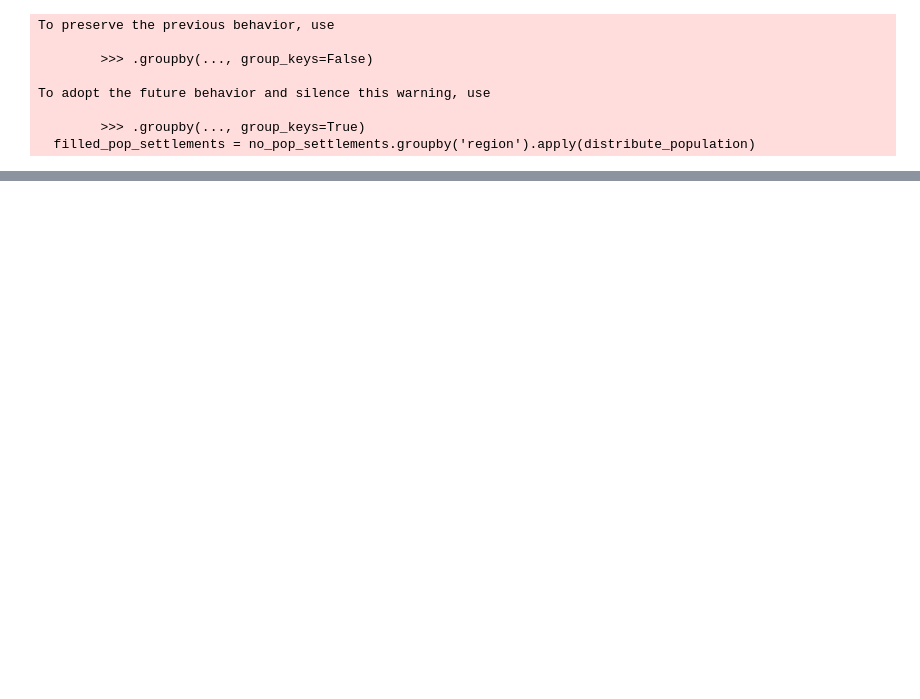
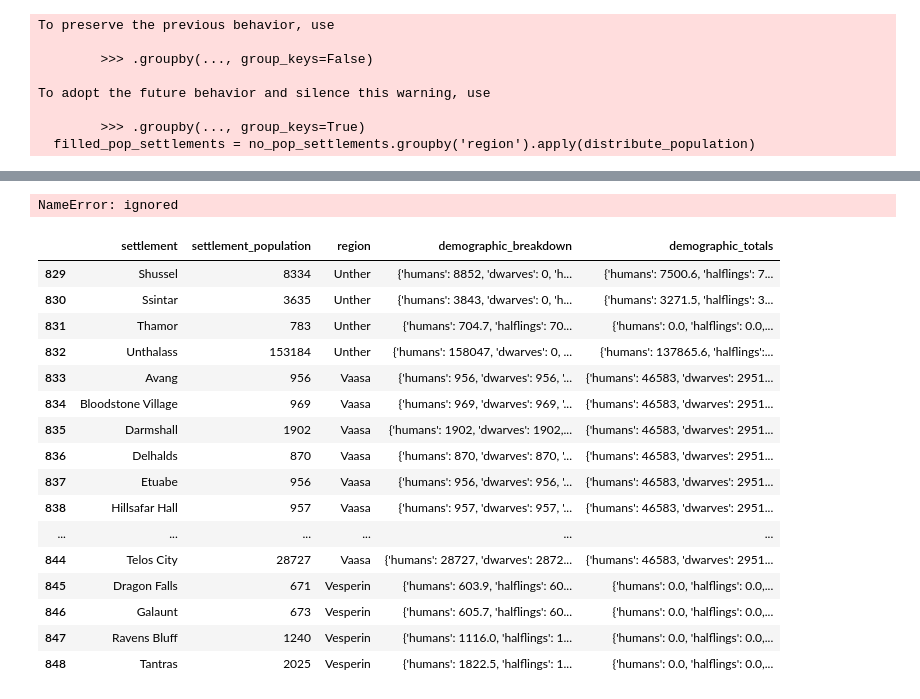
Before and after one commit to jbloewencolon/Creating-Dataset-for-The-Socioeconomics-of-Faerun, a Jupyter notebook: Dataset_Collection.ipynb, the cells around one changed output, grey strips where cells are left out. Cells and saved outputs as stored; diff of their text form; code cells hidden in the pictures; blank space fills up the shorter version.

```diff
--- a/Dataset_Collection.ipynb
+++ b/Dataset_Collection.ipynb
@@ -3034,0 +3137,58 @@ sespech_exports = ['Copper', 'iron', 'silver', 'gems', 'furs']
+# %%
+def distribute_demographics_to_settlements(df, region_info, default_breakdown={'humans': 90, 'halflings': 9, 'other': 1}):
+    # Prepare regional demographic totals based on region_info and region populations
+    region_demographic_totals = {
+        region: {demo: int(pop * perc / 100) for demo, perc in info['demographic_breakdown_percentages'].items()}
+        for region, pop in df.groupby('region')['settlement_population'].sum().to_dict().items()
+        if region in region_info
+    }
+
+    # Function to apply to each row that updates demographic_totals and demographic_breakdown
+    def allocate_demographics(row):
+        if row['demographic_breakdown']:  # Skip if already filled
+            return row['demographic_breakdown']
+
+        region_totals = region_demographic_totals.get(row['region'], {})
+        settlement_demographics = {}
+
+        for demo, total in default_breakdown.items():
+            available = region_totals.get(demo, (row['settlement_population'] * total / 100))
+            allocation = min(available, row['settlement_population'], key=int)
+            settlement_demographics[demo] = allocation
+            region_totals[demo] = max(region_totals.get(demo, 0) - allocation, 0)
+
+        return settlement_demographics
+
+    # Apply function to each row in the dataframe
+    df['demographic_breakdown'] = df.apply(allocate_demographics, axis=1)
+
+    # Update the demographic_totals after allocations
+    for region, totals in region_demographic_totals.items():
+        df.loc[df['region'] == region, 'demographic_totals'] = [totals] * len(df[df['region'] == region])
+
+    return df
+
+# Apply the function to the DataFrame
+df = distribute_demographics_to_settlements(df, region_info)
+# %% [output]
+NameError: ignored
+# %%
+df[['settlement', 'settlement_population', 'region', 'demographic_breakdown', 'demographic_totals']].tail(20)
+# %% [output]
+|  | settlement | settlement_population | region | demographic_breakdown | demographic_totals |
+| 829 | Shussel | 8334 | Unther | {'humans': 8852, 'dwarves': 0, 'h... | {'humans': 7500.6, 'halflings': 7... |
+| 830 | Ssintar | 3635 | Unther | {'humans': 3843, 'dwarves': 0, 'h... | {'humans': 3271.5, 'halflings': 3... |
+| 831 | Thamor | 783 | Unther | {'humans': 704.7, 'halflings': 70... | {'humans': 0.0, 'halflings': 0.0,... |
+| 832 | Unthalass | 153184 | Unther | {'humans': 158047, 'dwarves': 0, ... | {'humans': 137865.6, 'halflings':... |
+| 833 | Avang | 956 | Vaasa | {'humans': 956, 'dwarves': 956, '... | {'humans': 46583, 'dwarves': 2951... |
+| 834 | Bloodstone Village | 969 | Vaasa | {'humans': 969, 'dwarves': 969, '... | {'humans': 46583, 'dwarves': 2951... |
+| 835 | Darmshall | 1902 | Vaasa | {'humans': 1902, 'dwarves': 1902,... | {'humans': 46583, 'dwarves': 2951... |
+| 836 | Delhalds | 870 | Vaasa | {'humans': 870, 'dwarves': 870, '... | {'humans': 46583, 'dwarves': 2951... |
+| 837 | Etuabe | 956 | Vaasa | {'humans': 956, 'dwarves': 956, '... | {'humans': 46583, 'dwarves': 2951... |
+| 838 | Hillsafar Hall | 957 | Vaasa | {'humans': 957, 'dwarves': 957, '... | {'humans': 46583, 'dwarves': 2951... |
+| ... | ... | ... | ... | ... | ... |
+| 844 | Telos City | 28727 | Vaasa | {'humans': 28727, 'dwarves': 2872... | {'humans': 46583, 'dwarves': 2951... |
+| 845 | Dragon Falls | 671 | Vesperin | {'humans': 603.9, 'halflings': 60... | {'humans': 0.0, 'halflings': 0.0,... |
+| 846 | Galaunt | 673 | Vesperin | {'humans': 605.7, 'halflings': 60... | {'humans': 0.0, 'halflings': 0.0,... |
+| 847 | Ravens Bluff | 1240 | Vesperin | {'humans': 1116.0, 'halflings': 1... | {'humans': 0.0, 'halflings': 0.0,... |
+| 848 | Tantras | 2025 | Vesperin | {'humans': 1822.5, 'halflings': 1... | {'humans': 0.0, 'halflings': 0.0,... |
```
Also changed, not shown: parts of 19 cells of this notebook.
